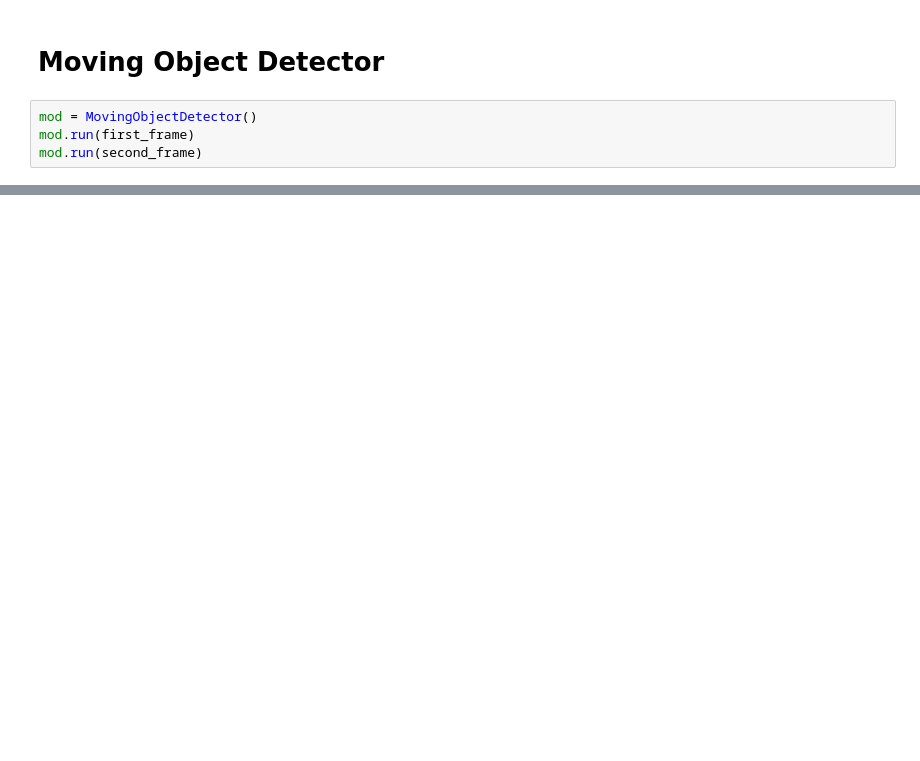
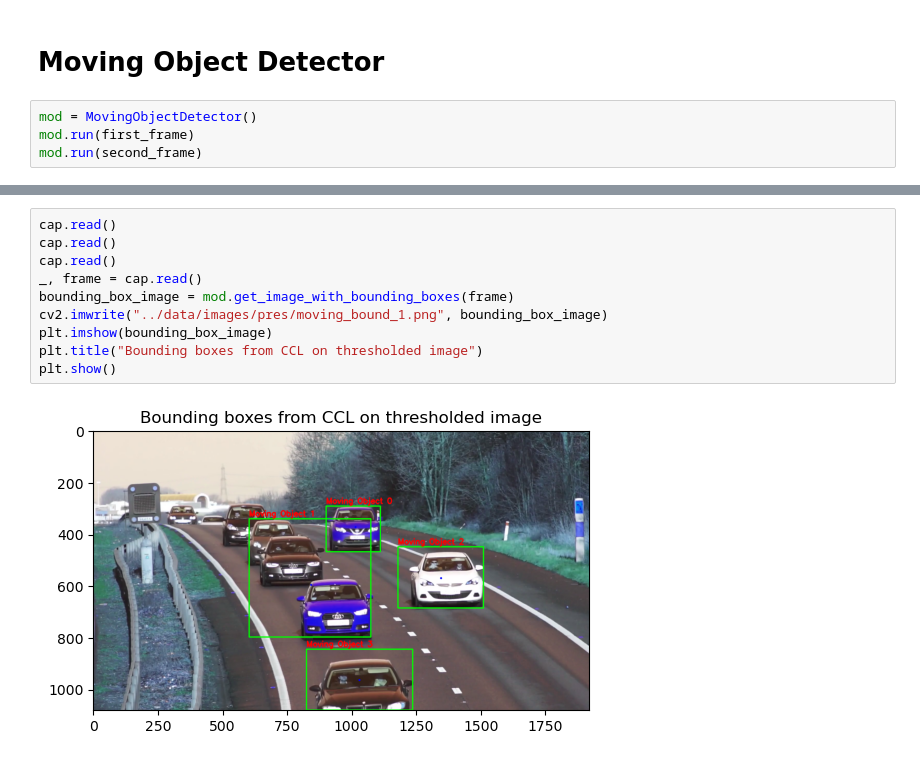
Before and after one commit to Jorgro/TDT4856-IR-Detection, a Jupyter notebook: moving_object_detection/moving_object_detection.ipynb, the cells around one changed output, grey strips where cells are left out. Drawn from its saved outputs; the diff is of its cells as text; blank space fills up the shorter version.

```diff
--- a/moving_object_detection/moving_object_detection.ipynb
+++ b/moving_object_detection/moving_object_detection.ipynb
@@ -60,0 +67,12 @@ plt.show()
+# %%
+cap.read()
+cap.read()
+cap.read()
+_, frame = cap.read()
+bounding_box_image = mod.get_image_with_bounding_boxes(frame)
+cv2.imwrite("../data/images/pres/moving_bound_1.png", bounding_box_image)
+plt.imshow(bounding_box_image)
+plt.title("Bounding boxes from CCL on thresholded image")
+plt.show()
+# %% [output]
+[figure, added]
```
Also changed, not shown: parts of 8 cells of this notebook, 15 other files.
